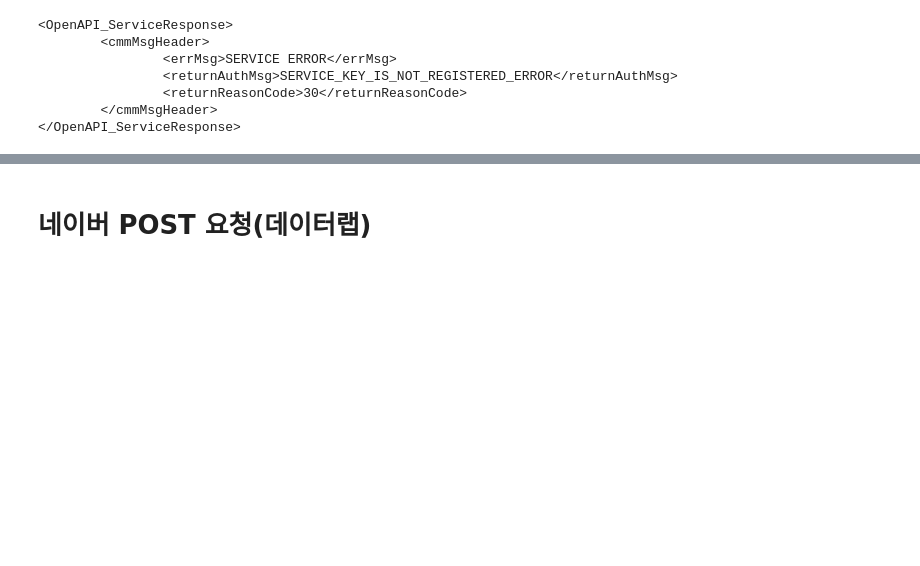
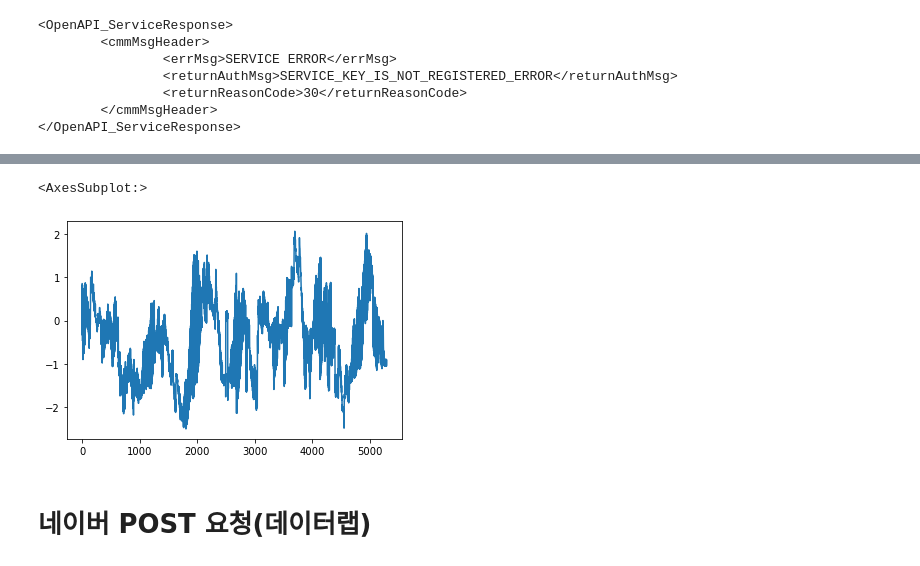
Before and after one commit to ldyoung4032/Deep_Learninng_Academy, a Jupyter notebook: API.ipynb, the cells around one changed output, grey strips where cells are left out. Drawn from its saved outputs; the diff is of its cells as text; code cells hidden in the pictures; blank space fills up the shorter version.

```diff
--- a/API.ipynb
+++ b/API.ipynb
@@ -36,0 +271,5 @@ print(resp.text)
+# %%
+dright_index['anlval'].plot()
+# %% [output]
+<AxesSubplot:>
+[figure, added]
```
Also changed, not shown: parts of 39 cells of this notebook, 5 other files.
